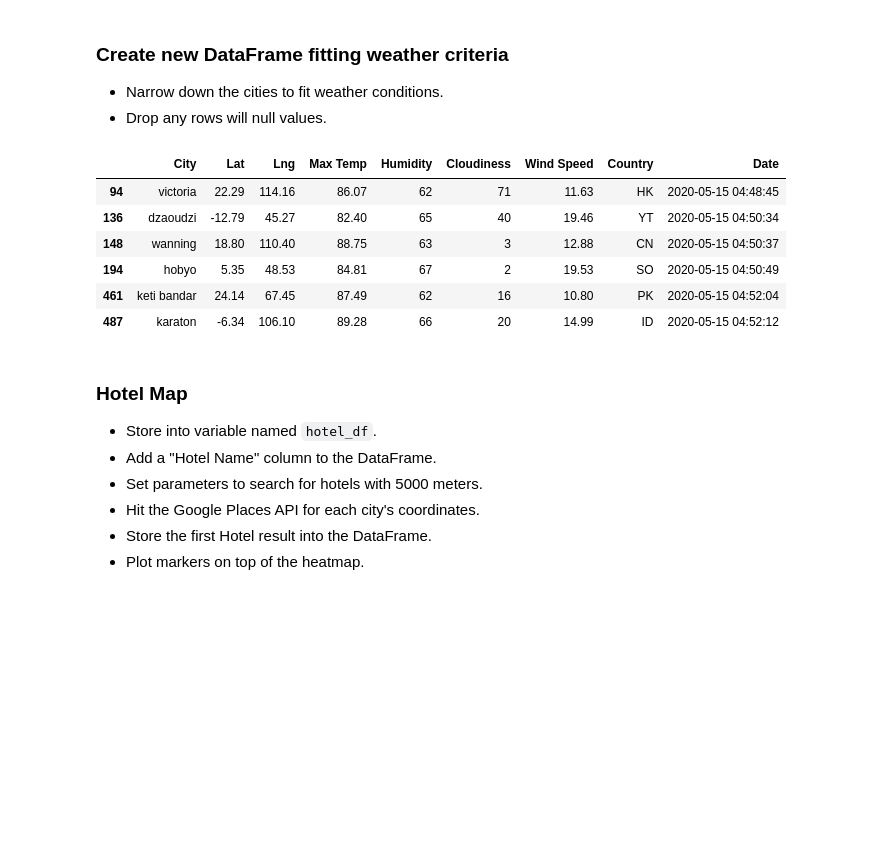
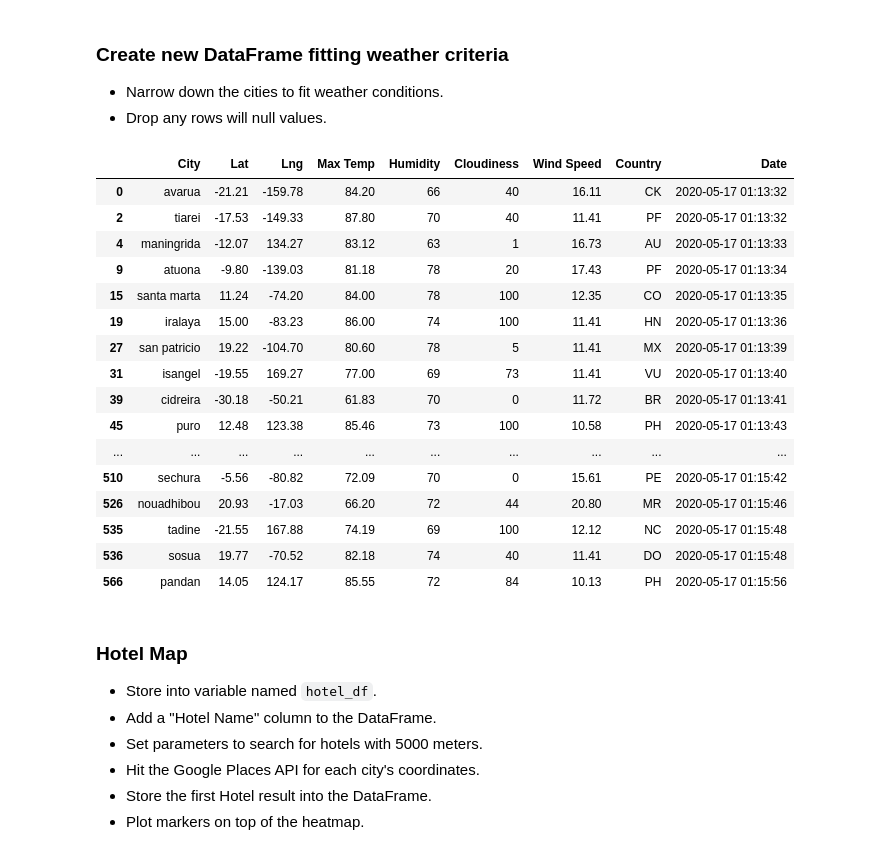
Before and after one commit to analyst-dave/HW6-API, a Jupyter notebook: VacationPy.ipynb, the cells around one changed output. Saved outputs shown, nothing was run; the diff lists cells and outputs as text; code cells hidden in the pictures; blank space fills up the shorter version.

```diff
--- a/VacationPy.ipynb
+++ b/VacationPy.ipynb
@@ -21,7 +21,7 @@ from api_keys import g_key
 ### Store Part I results into DataFrame
 # * Load the csv exported in Part I to a DataFrame
 # %%
-city_data_df = pd.read_csv("City_Data.csv", index_col=False)
+city_data_df = pd.read_csv("clean_city_data.csv", index_col=False)
 city_data_df.reset_index(drop=True, inplace=True)
 city_data_df
 # %% [output]
@@ -80,19 +80,29 @@ fig
 * Narrow down the cities to fit weather conditions.
 * Drop any rows will null values.
 # %%
-temp_df = city_data_df[(city_data_df['Max Temp'] < 90)  & (city_data_df['Max Temp'] > 80)]
-temp_df = temp_df[(temp_df['Humidity'] < 70)  & (temp_df['Humidity'] > 60)]
-temp_df = temp_df[(temp_df['Wind Speed'] < 20)  & (temp_df['Wind Speed'] > 10)]
+temp_df = city_data_df[(city_data_df['Max Temp'] < 90)  & (city_data_df['Max Temp'] > 60)]
+temp_df = temp_df[(temp_df['Humidity'] < 80)  & (temp_df['Humidity'] > 60)]
+temp_df = temp_df[(temp_df['Wind Speed'] < 40)  & (temp_df['Wind Speed'] > 10)]
 temp_df = temp_df.dropna()
 temp_df
 # %% [output]
 |  | City | Lat | Lng | Max Temp | Humidity | Cloudiness | Wind Speed | Country | Date |
-| 94 | victoria | 22.29 | 114.16 | 86.07 | 62 | 71 | 11.63 | HK | 2020-05-15 04:48:45 |
-| 136 | dzaoudzi | -12.79 | 45.27 | 82.40 | 65 | 40 | 19.46 | YT | 2020-05-15 04:50:34 |
-| 148 | wanning | 18.80 | 110.40 | 88.75 | 63 | 3 | 12.88 | CN | 2020-05-15 04:50:37 |
-| 194 | hobyo | 5.35 | 48.53 | 84.81 | 67 | 2 | 19.53 | SO | 2020-05-15 04:50:49 |
-| 461 | keti bandar | 24.14 | 67.45 | 87.49 | 62 | 16 | 10.80 | PK | 2020-05-15 04:52:04 |
-| 487 | karaton | -6.34 | 106.10 | 89.28 | 66 | 20 | 14.99 | ID | 2020-05-15 04:52:12 |
+| 0 | avarua | -21.21 | -159.78 | 84.20 | 66 | 40 | 16.11 | CK | 2020-05-17 01:13:32 |
+| 2 | tiarei | -17.53 | -149.33 | 87.80 | 70 | 40 | 11.41 | PF | 2020-05-17 01:13:32 |
+| 4 | maningrida | -12.07 | 134.27 | 83.12 | 63 | 1 | 16.73 | AU | 2020-05-17 01:13:33 |
+| 9 | atuona | -9.80 | -139.03 | 81.18 | 78 | 20 | 17.43 | PF | 2020-05-17 01:13:34 |
+| 15 | santa marta | 11.24 | -74.20 | 84.00 | 78 | 100 | 12.35 | CO | 2020-05-17 01:13:35 |
+| 19 | iralaya | 15.00 | -83.23 | 86.00 | 74 | 100 | 11.41 | HN | 2020-05-17 01:13:36 |
+| 27 | san patricio | 19.22 | -104.70 | 80.60 | 78 | 5 | 11.41 | MX | 2020-05-17 01:13:39 |
+| 31 | isangel | -19.55 | 169.27 | 77.00 | 69 | 73 | 11.41 | VU | 2020-05-17 01:13:40 |
+| 39 | cidreira | -30.18 | -50.21 | 61.83 | 70 | 0 | 11.72 | BR | 2020-05-17 01:13:41 |
+| 45 | puro | 12.48 | 123.38 | 85.46 | 73 | 100 | 10.58 | PH | 2020-05-17 01:13:43 |
+| ... | ... | ... | ... | ... | ... | ... | ... | ... | ... |
+| 510 | sechura | -5.56 | -80.82 | 72.09 | 70 | 0 | 15.61 | PE | 2020-05-17 01:15:42 |
+| 526 | nouadhibou | 20.93 | -17.03 | 66.20 | 72 | 44 | 20.80 | MR | 2020-05-17 01:15:46 |
+| 535 | tadine | -21.55 | 167.88 | 74.19 | 69 | 100 | 12.12 | NC | 2020-05-17 01:15:48 |
+| 536 | sosua | 19.77 | -70.52 | 82.18 | 74 | 40 | 11.41 | DO | 2020-05-17 01:15:48 |
+| 566 | pandan | 14.05 | 124.17 | 85.55 | 72 | 84 | 10.13 | PH | 2020-05-17 01:15:56 |
 # %% [markdown]
 ### Hotel Map
 * Store into variable named `hotel_df`.
```
Also changed, not shown: parts of 6 cells of this notebook, 2 other files.
